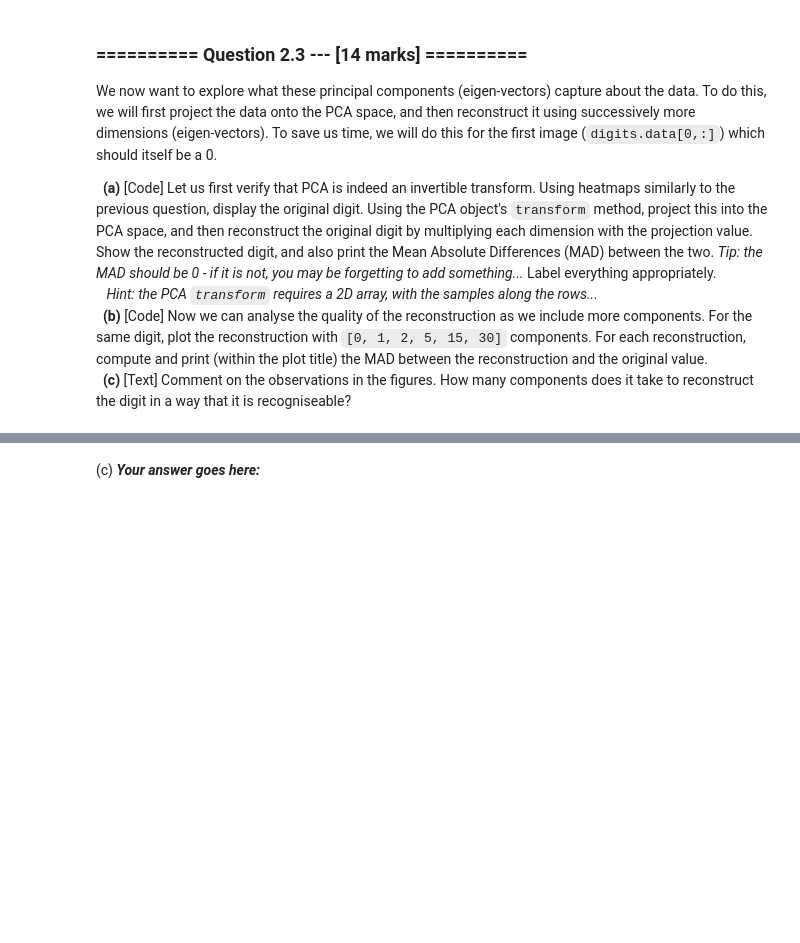
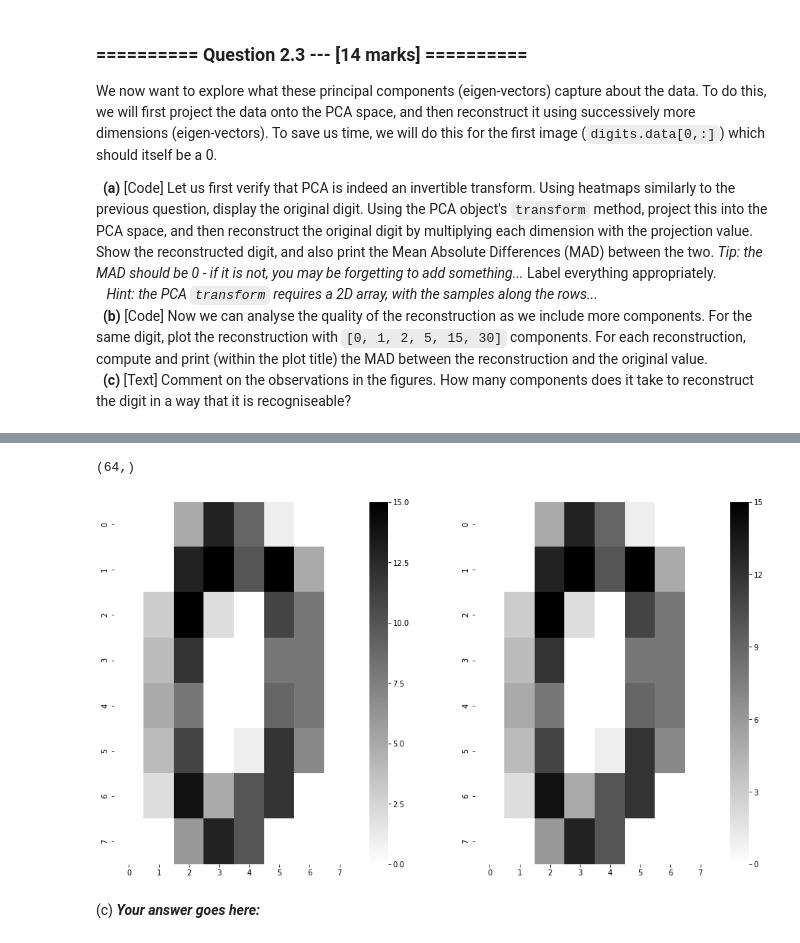
Before and after one commit to stuphys1729/IAML, a Jupyter notebook: Assignments/04_B_PCA.ipynb, the cells around one changed output, grey strips where cells are left out. Saved outputs shown, nothing was run; the diff lists cells and outputs as text; code cells hidden in the pictures; blank space fills up the shorter version.

```diff
--- a/Assignments/04_B_PCA.ipynb
+++ b/Assignments/04_B_PCA.ipynb
@@ -330,3 +357,20 @@ We now want to explore what these principal components (eigen-vectors) capture a
+# %%
+#(a) # Your Code goes here:
+fig, axs = plt.subplots(1,2)
+sns.heatmap(digits.data[0,:].reshape((8,8)), ax=axs[0], cmap='binary')
+trans_data = PCA64.transform(digits.data[0,:].reshape((1,-1))).flatten()
+
+
+
+dig = PCA64.mean_
+for i in range(len(PCA64.components_)):
+    dig += PCA64.components_[i] * trans_data[i]
+
+sns.heatmap(dig.reshape((8,8)), ax=axs[1], cmap='binary')
+trans_data.shape
+# %% [output]
+(64,)
+[figure, added]
 # %%
 #(b) # Your Code goes here:
 # %% [markdown]
```
Also changed, not shown: parts of 12 cells of this notebook, 3 other files.
